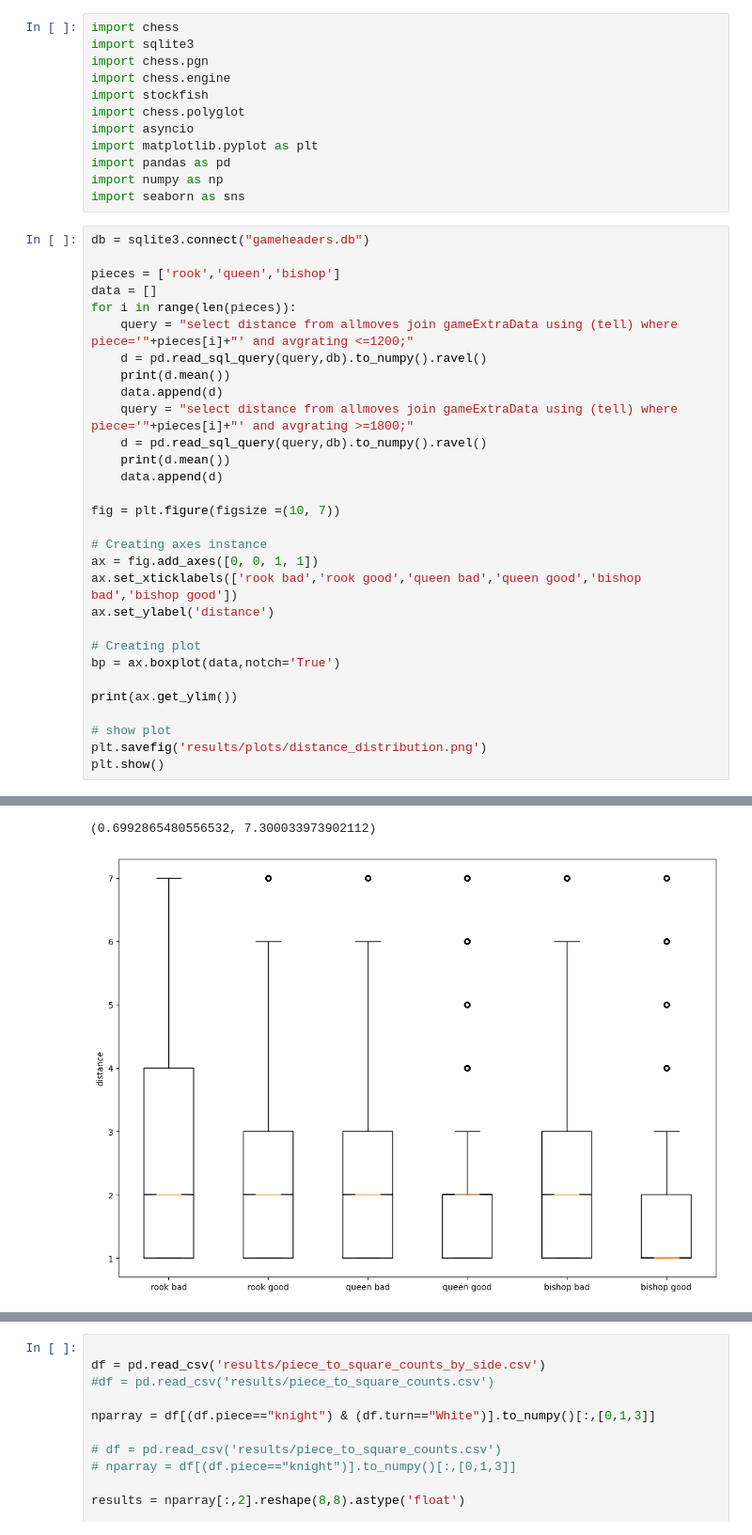
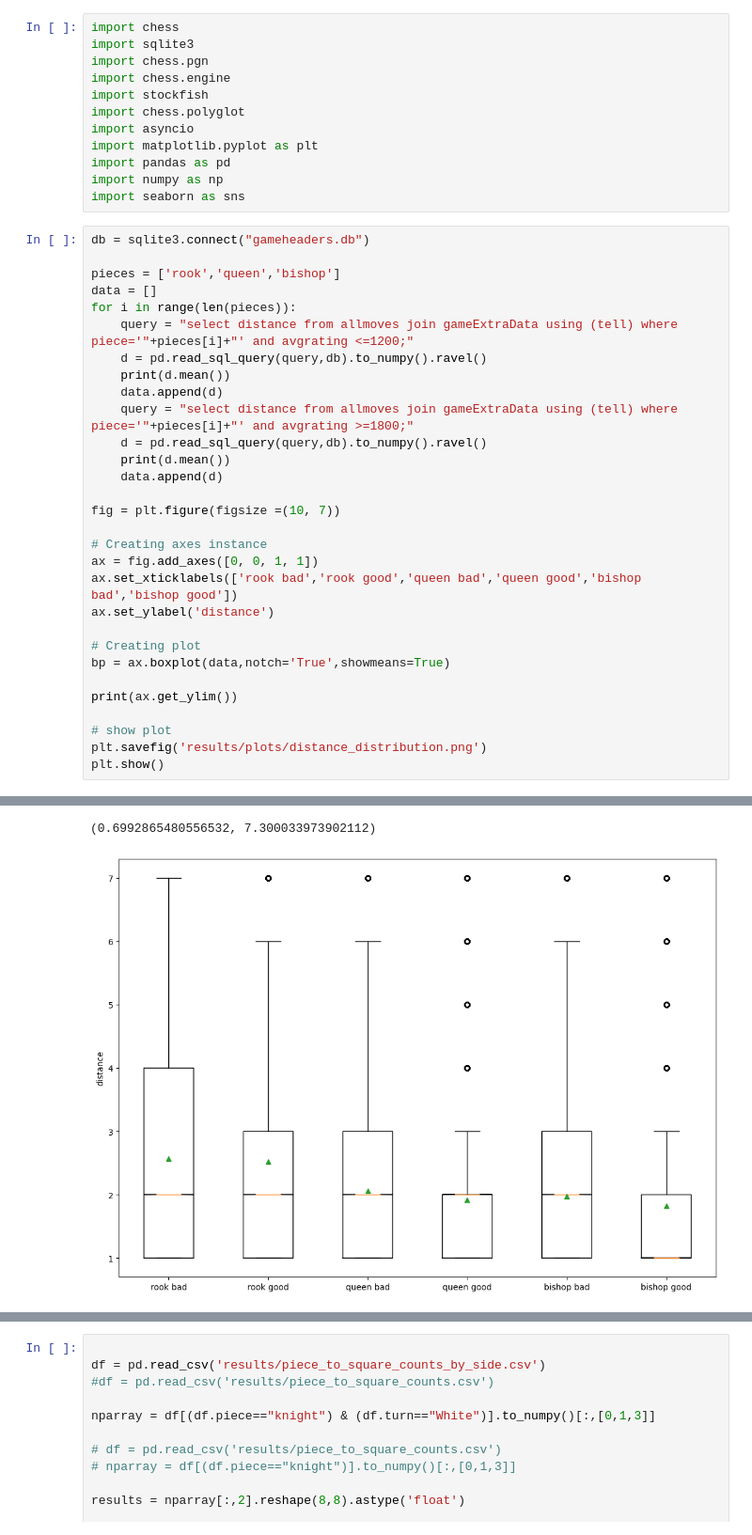
Before and after one commit to samuelfdove/chess-data-analysis, a Jupyter notebook: jupytertest.ipynb, the cells around one changed output, grey strips where cells are left out. Shown at 94% size. Saved outputs shown, nothing was run; the diff lists cells and outputs as text.

```diff
--- a/jupytertest.ipynb
+++ b/jupytertest.ipynb
@@ -20,32 +20,32 @@ for i in range(len(pieces)):
     d = pd.read_sql_query(query,db).to_numpy().ravel()
     print(d.mean())
     data.append(d)
     query = "select distance from allmoves join gameExtraData using (tell) where piece='"+pieces[i]+"' and avgrating >=1800;"
     d = pd.read_sql_query(query,db).to_numpy().ravel()
     print(d.mean())
     data.append(d)
 
 fig = plt.figure(figsize =(10, 7))
 
 # Creating axes instance
 ax = fig.add_axes([0, 0, 1, 1])
 ax.set_xticklabels(['rook bad','rook good','queen bad','queen good','bishop bad','bishop good'])
 ax.set_ylabel('distance')
 
 # Creating plot
-bp = ax.boxplot(data,notch='True')
+bp = ax.boxplot(data,notch='True',showmeans=True)
 
 print(ax.get_ylim())
 
 # show plot
 plt.savefig('results/plots/distance_distribution.png')
 plt.show()
 # %% [output]
 2.57284878984837
 2.520296532620396
 2.05592980456461
 1.9207433520396837
 1.9789024631985017
 1.8279435737111618
 (0.6992865480556532, 7.300033973902112)
-[figure, old version]
+[figure, new version]
```
Also changed, not shown: parts of 1 cell of this notebook, 3 other files.
